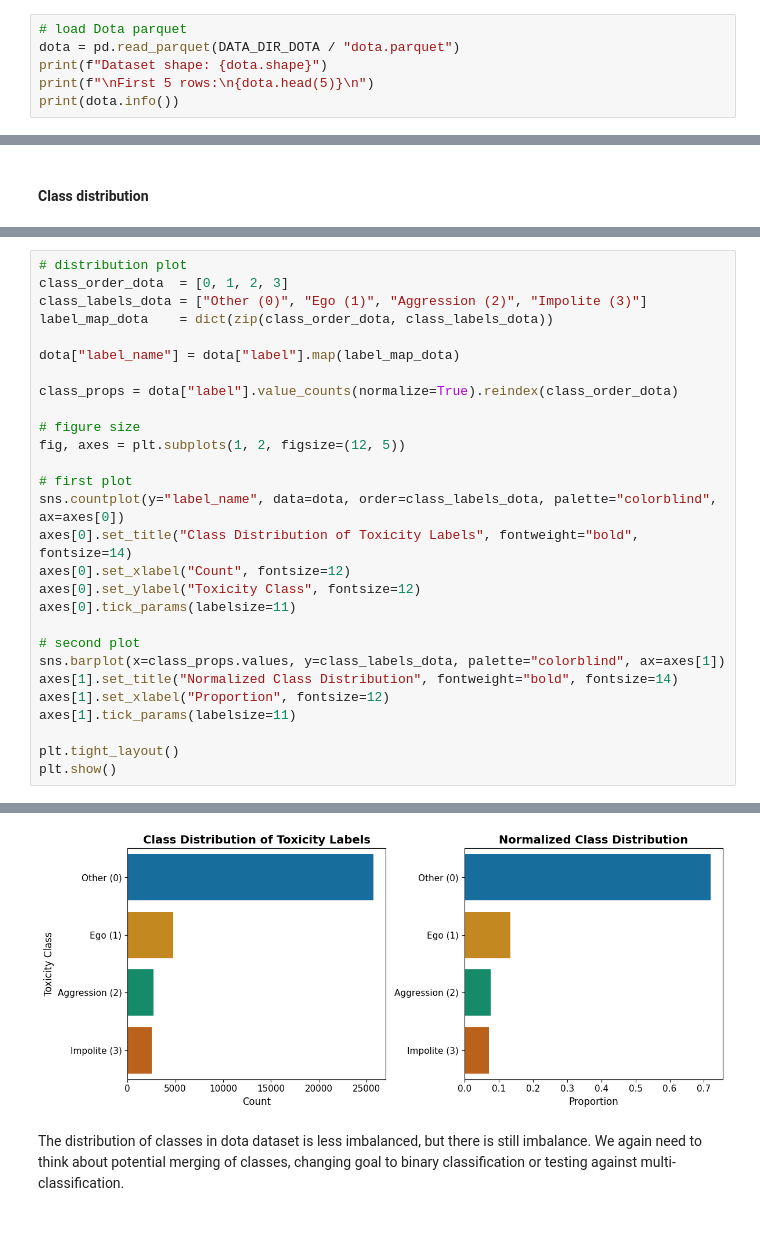
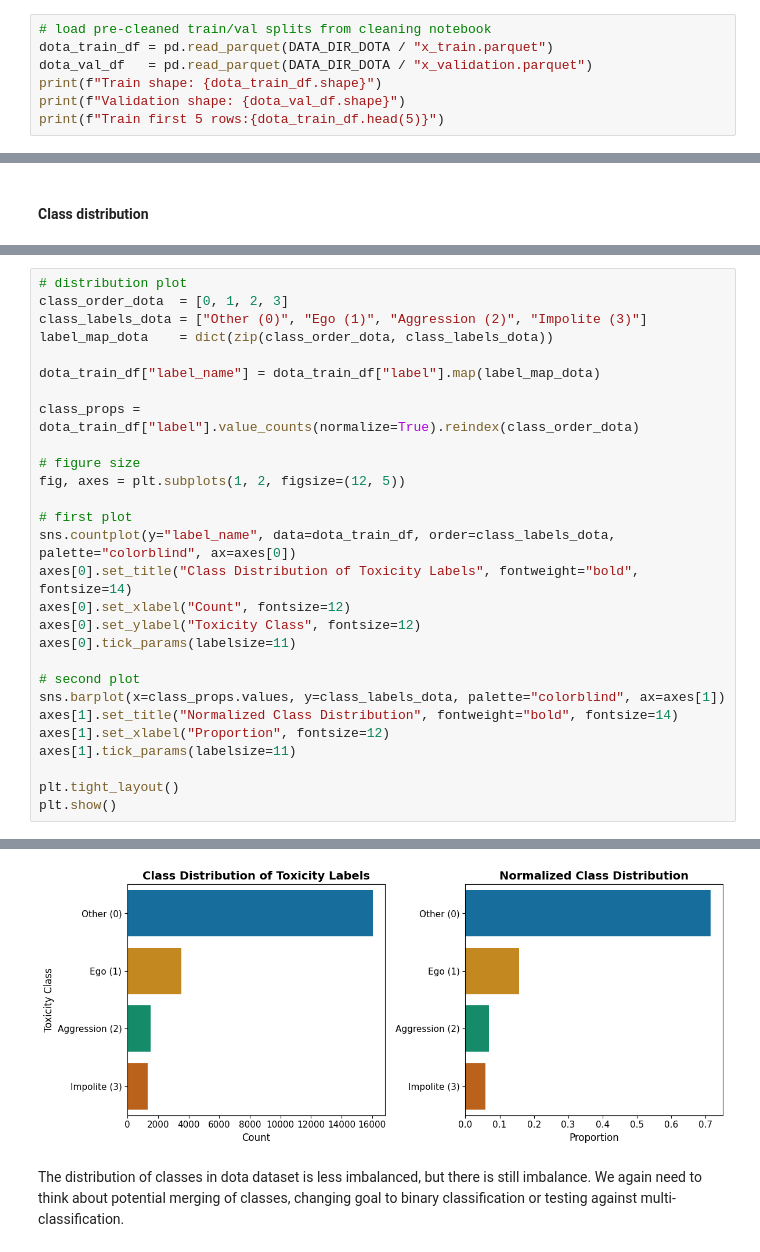
Before and after one commit to paolacalle/gaming-toxicity-detection, a Jupyter notebook: notebooks/gaming/EDA_gaming.ipynb, the cells around one changed output, grey strips where cells are left out. Cells and saved outputs as stored; diff of their text form.

Commit message:
Fixes
Fixed pre-processing, closing data leakage. Pre-processing operates only through train-validation data now, not through whole dataset.

```diff
--- a/notebooks/gaming/EDA_gaming.ipynb
+++ b/notebooks/gaming/EDA_gaming.ipynb
@@ -605,9 +492,10 @@ Three parquet files saved - one per split.
 # %% [markdown]
 ## Dota 2 (CONDA)
 # %%
-# load Dota parquet
-dota = pd.read_parquet(DATA_DIR_DOTA / "dota.parquet")
-print(f"Dataset shape: {dota.shape}")
-print(f"\nFirst 5 rows:\n{dota.head(5)}\n")
-print(dota.info())
+# load pre-cleaned train/val splits from cleaning notebook
+dota_train_df = pd.read_parquet(DATA_DIR_DOTA / "x_train.parquet")
+dota_val_df   = pd.read_parquet(DATA_DIR_DOTA / "x_validation.parquet")
+print(f"Train shape: {dota_train_df.shape}")
+print(f"Validation shape: {dota_val_df.shape}")
+print(f"Train first 5 rows:{dota_train_df.head(5)}")
 # %% [output]
@@ -664,15 +541,15 @@ class_order_dota  = [0, 1, 2, 3]
 class_labels_dota = ["Other (0)", "Ego (1)", "Aggression (2)", "Impolite (3)"]
 label_map_dota    = dict(zip(class_order_dota, class_labels_dota))
 
-dota["label_name"] = dota["label"].map(label_map_dota)
+dota_train_df["label_name"] = dota_train_df["label"].map(label_map_dota)
 
-class_props = dota["label"].value_counts(normalize=True).reindex(class_order_dota)
+class_props = dota_train_df["label"].value_counts(normalize=True).reindex(class_order_dota)
 
 # figure size
 fig, axes = plt.subplots(1, 2, figsize=(12, 5))
 
 # first plot
-sns.countplot(y="label_name", data=dota, order=class_labels_dota, palette="colorblind", ax=axes[0])
+sns.countplot(y="label_name", data=dota_train_df, order=class_labels_dota, palette="colorblind", ax=axes[0])
 axes[0].set_title("Class Distribution of Toxicity Labels", fontweight="bold", fontsize=14)
 axes[0].set_xlabel("Count", fontsize=12)
 axes[0].set_ylabel("Toxicity Class", fontsize=12)
@@ -693,8 +570,8 @@ Passing `palette` without assigning `hue` is deprecated and will be removed in v
 
 Passing `palette` without assigning `hue` is deprecated and will be removed in v0.14.0. Assign the `y` variable to `hue` and set `legend=False` for the same effect.
 
   sns.barplot(x=class_props.values, y=class_labels_dota, palette="colorblind", ax=axes[1])
-[figure, old version]
+[figure, new version]
 # %% [markdown]
 The distribution of classes in dota dataset is less imbalanced, but there is still imbalance. We again need to think about potential merging of classes, changing goal to binary classification or testing against multi-classification.
 # %% [markdown]
```
Also changed, not shown: parts of 38 cells of this notebook, 13 other files.
